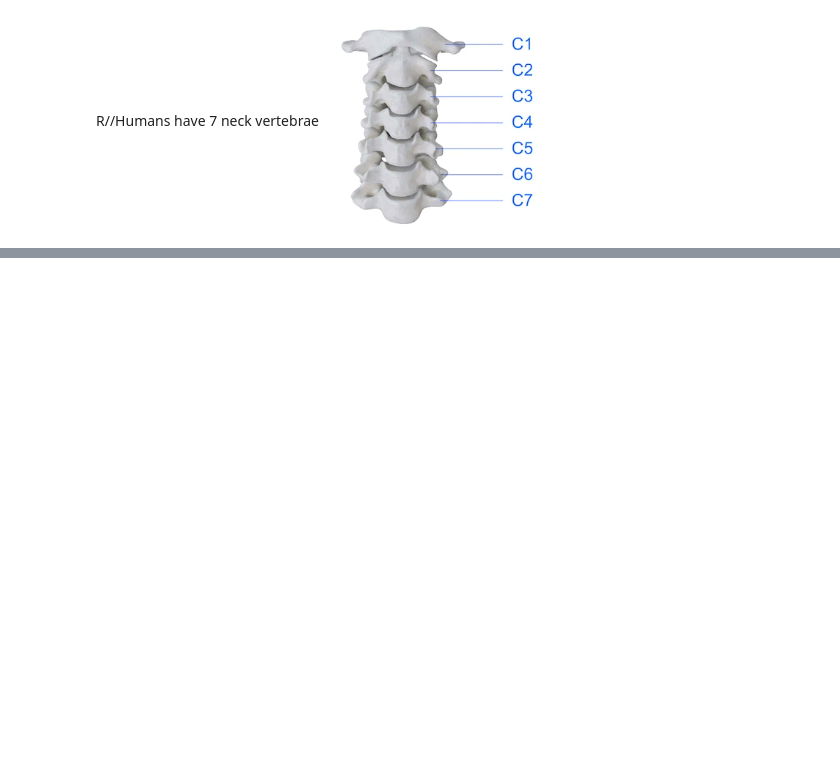
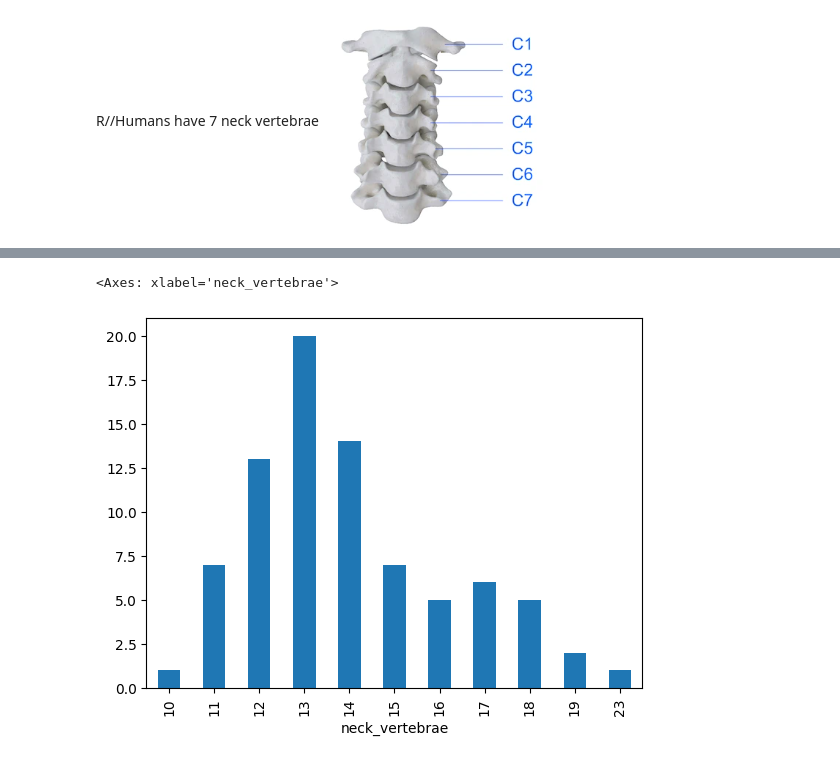
Before and after one commit to KrisDA-1/Py.Skeletal-Variation, a Jupyter notebook: Eskeletal_variation.ipynb, the cells around one changed output, grey strips where cells are left out. Drawn from its saved outputs; the diff is of its cells as text; code cells hidden in the pictures; blank space fills up the shorter version.

```diff
--- a/Eskeletal_variation.ipynb
+++ b/Eskeletal_variation.ipynb
@@ -89,0 +129,5 @@ R//Humans have 7 neck vertebrae![Screenshot 2025-10-17 142219.png](embedded-pict
+# %%
+##What about birds?
+
+birds=pd.read_csv('bird-neck-bones.csv')
+birds #display it
@@ -89,0 +148,7 @@ R//Humans have 7 neck vertebrae![Screenshot 2025-10-17 142219.png](embedded-pict
+# %%
+bird_counts=birds['neck_vertebrae'].value_counts()
+bird_counts=bird_counts.sort_index()
+bird_counts.plot.bar()
+# %% [output]
+<Axes: xlabel='neck_vertebrae'>
+[figure, added]
```
Also changed, not shown: parts of 11 cells of this notebook.
